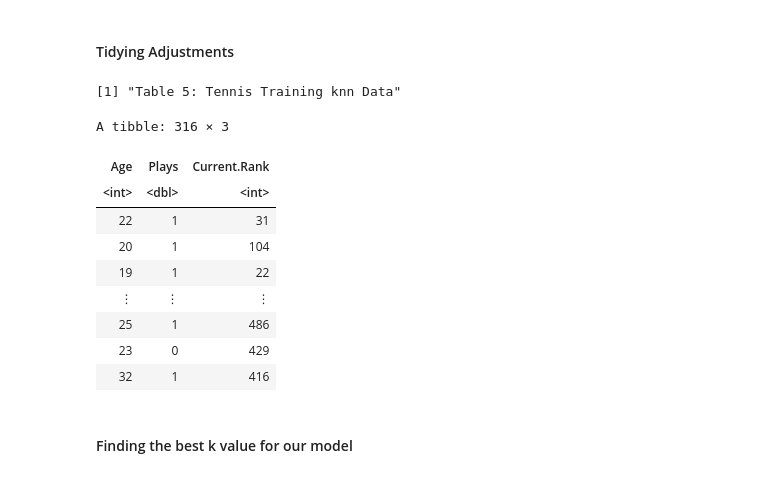
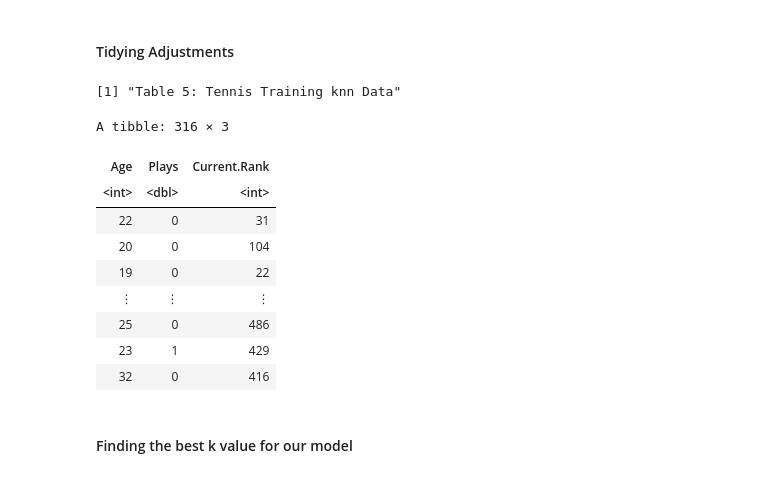
Before and after one commit to emilywang0/dsci-tennis-data-analysis, a Jupyter notebook: Proposal.ipynb, the cells around one changed output. Drawn from its saved outputs; the diff is of its cells as text; code cells hidden in the pictures.

```diff
--- a/Proposal.ipynb
+++ b/Proposal.ipynb
@@ -324,33 +312,34 @@ In this section, we will do another analysis, this time using knn regression to
 #### Tidying Adjustments
 # %%
 # Mutate Plays to a numerical column in our training data so that it can be used as a predictor in knn regression
+# Set Left-Handed as 1 and Right-Handed as 0
 tennis_knn_train <- tennis_lm_train |>
-mutate(Plays = case_when(Plays == "Right-handed" ~ 1,
-                 Plays == "Left-handed" ~ 0,
+mutate(Plays = case_when(Plays == "Right-handed" ~ 0,
+                 Plays == "Left-handed" ~ 1,
                         ))
 tennis_knn_test <- tennis_lm_test |>
-mutate(Plays = case_when(Plays == "Right-handed" ~ 1,
-                 Plays == "Left-handed" ~ 0,
+mutate(Plays = case_when(Plays == "Right-handed" ~ 0,
+                 Plays == "Left-handed" ~ 1,
                         ))
 
 # Omit all NAs in data so model will not have trouble making predictions due to the missing values
 tennis_knn_train <- na.omit(tennis_knn_train)
 tennis_knn_test <- na.omit(tennis_knn_test)
 
 print("Table 5: Tennis Training knn Data")
 tennis_knn_train
 # %% [output]
 [1] "Table 5: Tennis Training knn Data"
 A tibble: 316 × 3
 | Age | Plays | Current.Rank |
 | <int> | <dbl> | <int> |
-| 22 | 1 | 31 |
-| 20 | 1 | 104 |
-| 19 | 1 | 22 |
+| 22 | 0 | 31 |
+| 20 | 0 | 104 |
+| 19 | 0 | 22 |
 | ⋮ | ⋮ | ⋮ |
-| 25 | 1 | 486 |
-| 23 | 0 | 429 |
-| 32 | 1 | 416 |
+| 25 | 0 | 486 |
+| 23 | 1 | 429 |
+| 32 | 0 | 416 |
 # %% [markdown]
 #### Finding the best k value for our model
 # %%
```
Also changed, not shown: parts of 5 cells of this notebook.
